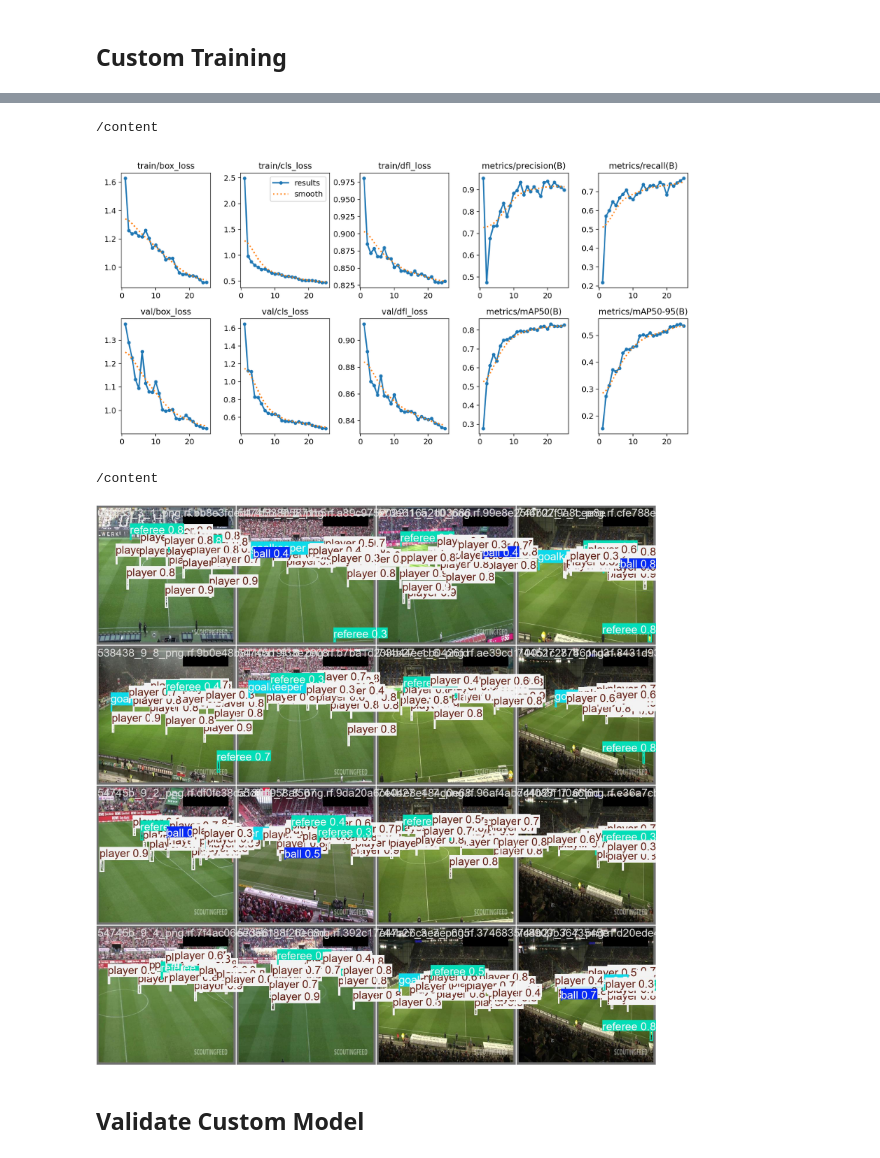
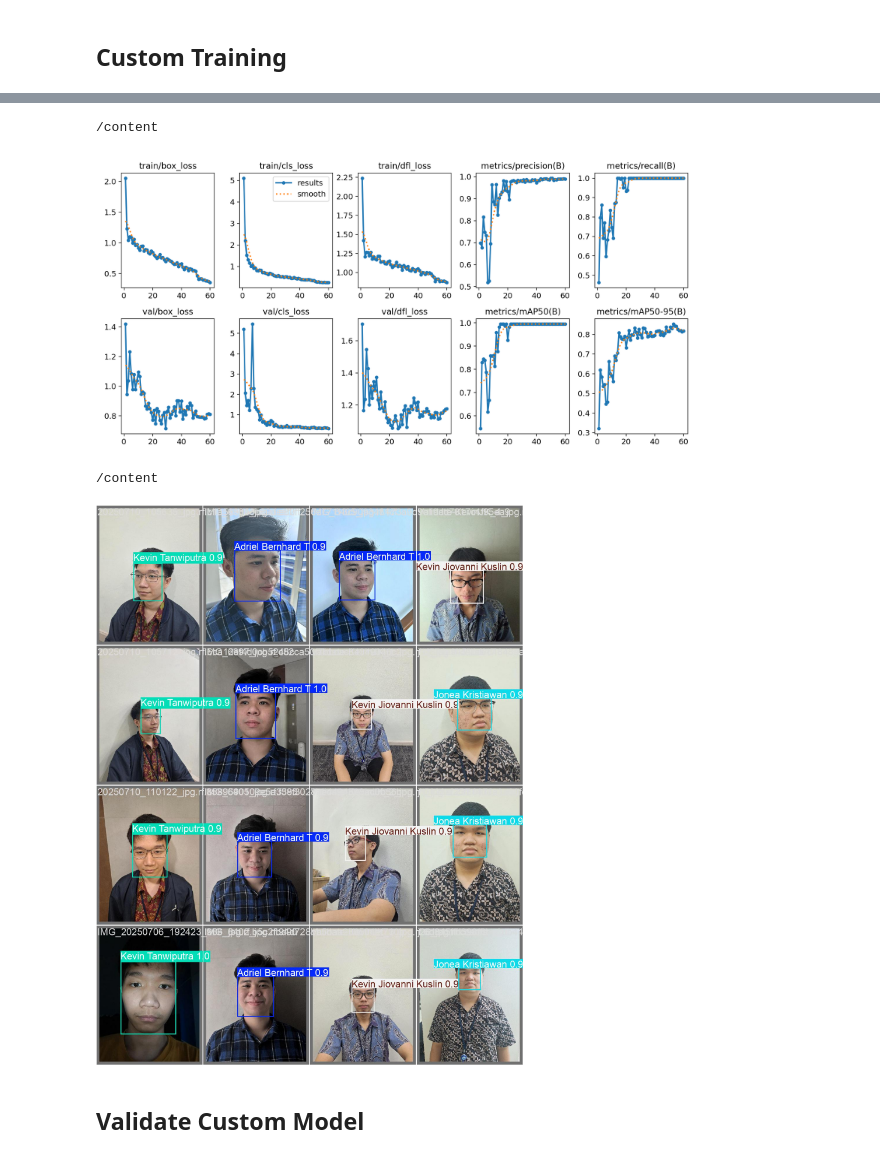
Before and after one commit to KevinKuslin/YOLOv8-OBB, a Jupyter notebook: notebooks/train-yolov8-object-detection-on-custom-dataset.ipynb, the cells around one changed output, grey strips where cells are left out. Drawn from its saved outputs; the diff is of its cells as text; code cells hidden in the pictures.

```diff
--- a/notebooks/train-yolov8-object-detection-on-custom-dataset.ipynb
+++ b/notebooks/train-yolov8-object-detection-on-custom-dataset.ipynb
@@ -248,0 +275,14 @@ loading Roboflow project...
+# %%
+yaml_content = """
+path: /content/dataset
+
+train: train/images
+val: valid/images
+test: test/images
+
+nc: 4
+names: ['Adriel Bernhard T', 'Jonea Kristiawan', 'Kevin Jiovanni Kuslin', 'Kevin Tanwiputra']
+"""
+
+with open("/content/dataset/data.yaml", "w") as f:
+    f.write(yaml_content)
@@ -263,13 +335,13 @@ Image(filename=f'{HOME}/runs/detect/train/confusion_matrix.png', width=600)
 Image(filename=f'{HOME}/runs/detect/train/results.png', width=600)
 # %% [output]
 /content
-[figure, old version]
+[figure, new version]
 # %%
 %cd {HOME}
-Image(filename=f'{HOME}/runs/detect/train/val_batch0_pred.jpg', width=600)
+Image(filename=f'{HOME}/runs/detect/train/val_batch0_pred.jpg', width=640)
 # %% [output]
 /content
-[figure, old version]
+[figure, new version]
 # %% [markdown]
 ## Validate Custom Model
 # %%
```
Also changed, not shown: parts of 21 cells of this notebook.
